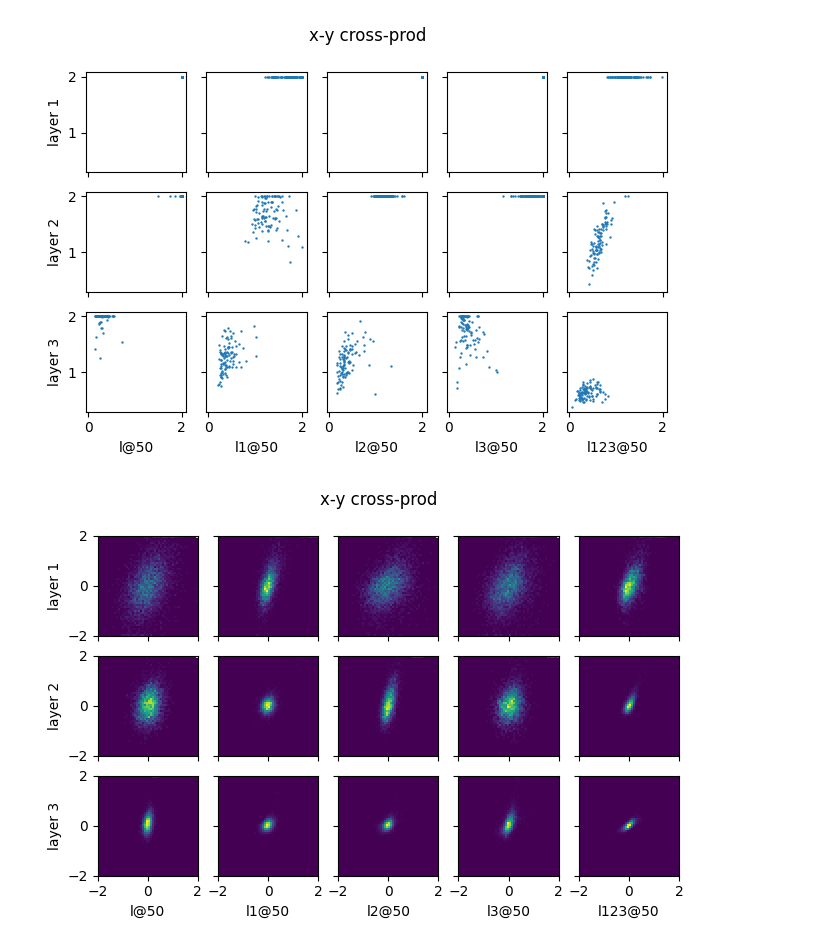
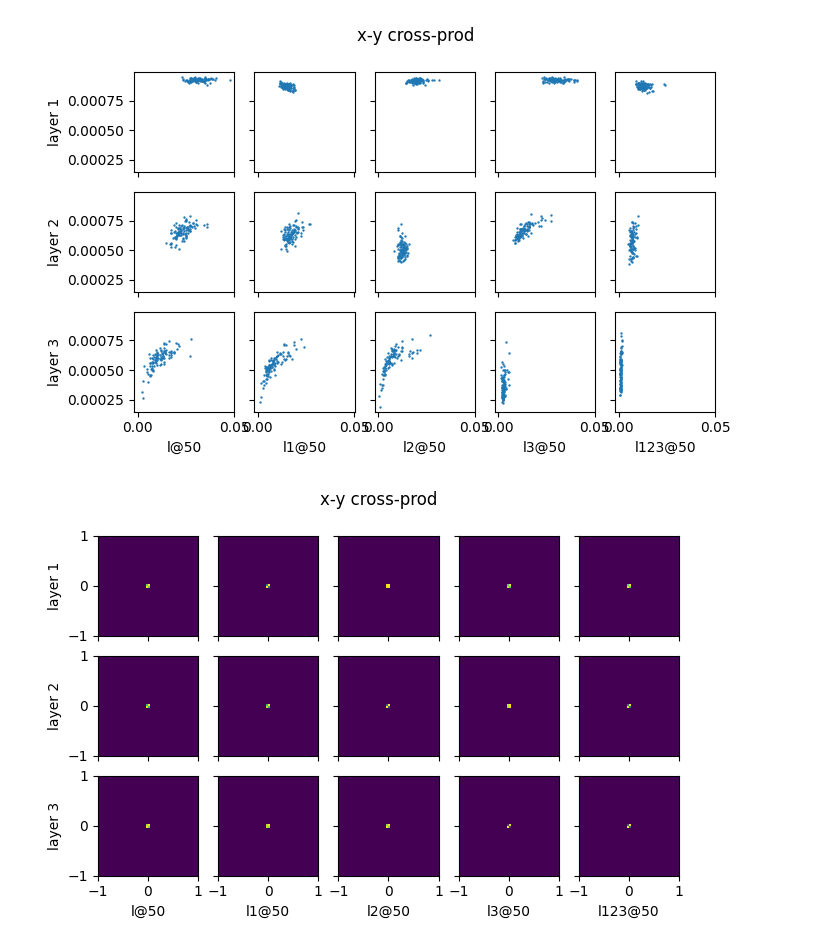
Before and after one commit to yingchenlin/kiln, a Jupyter notebook: dist.ipynb, the cells around one changed output. Drawn from its saved outputs; the diff is of its cells as text; code cells hidden in the pictures.

```diff
--- a/dist.ipynb
+++ b/dist.ipynb
@@ -72,17 +75,18 @@ def read_weight(state, i, flip):
 #tag2path = [f"cov/cov_{l}_b{b}_o{o}_c{c}" for l in ("mc",) for b in (0, 1) for o in (0, 1, 2) for c in (1,)]
 #tag2path = {s: f"cov/cov_mc_b0_o2_c0{s}" for s in ("", "_lsg", "_wsg", "_psg")}
 #tag2path = {s: f"cov/cov_mc_b0_o2_c0{s}_l2" for s in ("", "_xsg", "_wsg", "_psg", "_lsg", "_gsg", "_hsg")}
-tag2path = {f"{b}_{o}_{c}": f"dis/cov_mc_{b}_{o}_{c}" for o in ("o1", "o2") for b in ("b0", "b1") for c in ("c0", "c1")}
+#tag2path = {f"{b}_{o}_{c}": f"dis/cov_mc_{b}_{o}_{c}" for o in ("o1", "o2") for b in ("b0", "b1") for c in ("c0", "c1")}
 #tag2path = {l: f"cov/cov_mc_b1_o2_c1_{l}" for l in ("l", "l1", "l2", "l3", "l123")}
 #tag2path = {f"{l}": f"lyr/mean_{l}" for l in ("l", "l1", "l2", "l3", "l123")}
+tag2path = {f"{l}": f"lyr/mean_tanh_{l}" for l in ("l", "l1", "l2", "l3", "l123")}
 #tag2path = {f"{l}_{b}": f"hpo/mean_s0.0_{l}_{b}" for l in ("l2e-3", "l5e-3", "l1e-2") for b in ("b50", "b100", "b200")}
 #tag2path = {"mean": "cov/mean_l123", "cov": "cov/cov_mc_b1_o2_c1_l123"}
 
 samples = 10
 epochs = (50,)
 #states, linears = (3, 6, 9, 11), (1, 4, 7, 10)
-#states, linears = (4, 8, 12, 14), (1, 5, 9, 13)
-states, linears = (2, 6, 10, 14), (1, 5, 9, 13)
+states, linears = (4, 8, 12, 14), (1, 5, 9, 13)
+#states, linears = (2, 6, 10, 14), (1, 5, 9, 13)
 tags_paths_epochs = [(tag, path, epoch) for tag, path in tag2path.items() for epoch in epochs]
 layers = [f"layer {i+1}" for i in range(3)]
 # %%
@@ -145,36 +149,41 @@ def hist1d_plot(ax, x, range, bins):
     ax.hist(x.flatten().numpy(), label="cross", range=range, bins=bins, histtype="step", density=True)
     ax.hist(x.diagonal().numpy(), label="self", range=range, bins=bins, histtype="step", density=True)
 
 def setplot(tags_paths_epochs, layers, term, sign, scales, mapping, fn):
     xlabels = [f"{tag}@{epoch}" for tag, _, epoch in tags_paths_epochs]
     ax_xy1 = gridplot(f"x-y {term}", xlabels, layers)
     ax_xy2 = gridplot(f"x-y {term}", xlabels, layers)
     ax_x = gridplot(f"x {term}", xlabels, layers)
     ax_y = gridplot(f"y {term}", xlabels, layers)
     for i, (_, path, epoch) in enumerate(tags_paths_epochs):
         path = f"outputs/{path}_0/checkpoint-{epoch}.pt"
         try:
             state = torch.load(path, map_location="cpu")
         except Exception:
             continue
         for j, layer in enumerate(layers):
             x_m1, x_m2 = read_weight(state["model"], j*4+5, False)
-            #y_m1, y_m2 = read_state(state["model"], j*4+4, sign)
+            y_m1, y_m2 = read_state(state["model"], j*4+4, sign)
             #y_m1, y_m2 = read_state(state["model"], j*4+2, sign)
-            y_m1, y_m2 = read_weight(state["model"], j*4+1, True)
+            #y_m1, y_m2 = read_weight(state["model"], j*4+1, True)
+            '''x_v = x_m2.diagonal().mean()
+            y_v = y_m2.diagonal().mean()
+            x_m1, x_m2 = x_m1 / x_v.sqrt(), x_m2 / x_v
+            y_m1, y_m2 = y_m1 / y_v.sqrt(), y_m2 / y_v'''
             x, x_range = mapping(fn(x_m1, x_m2), scales[0])
             y, y_range = mapping(fn(y_m1, y_m2), scales[1])
             x_bins, y_bins = 50, 50
             hist2d_plot(ax_xy1[j][i], ax_xy2[j][i], x, y, (x_range, y_range), (x_bins, y_bins))
             hist1d_plot(ax_x[j][i], x, x_range, x_bins)
             hist1d_plot(ax_y[j][i], y, y_range, y_bins)
     ax_x[0][0].legend()
     ax_y[0][0].legend()
 
-term, sign, scales, mapping, fn = "cross-prod", False, (2, 2), lin_map, lambda m1, m2: m2
-#term, sign, scales, mapping, fn = "covariance", False, (1, 10), lin_map, cov
+term, sign, scales, mapping, fn = "cross-prod", False, (100, 100), inf_map, lambda m1, m2: m2
+#term, sign, scales, mapping, fn = "covariance", False, (20, 2), lin_map, cov
 #term, sign, scales, mapping, fn = "correlation", False, (1, 1), lin_map, corr
+#term, sign, scales, mapping, fn = "biased correlation", False, (1, 1), lin_map, corr2
 setplot(tags_paths_epochs, layers, term, sign, scales, mapping, fn)
 # %% [output]
-[figure, old version]
+[figure, new version]
-[figure, old version]
+[figure, new version]
```
Also changed, not shown: parts of 3 cells of this notebook, 3 other files.
